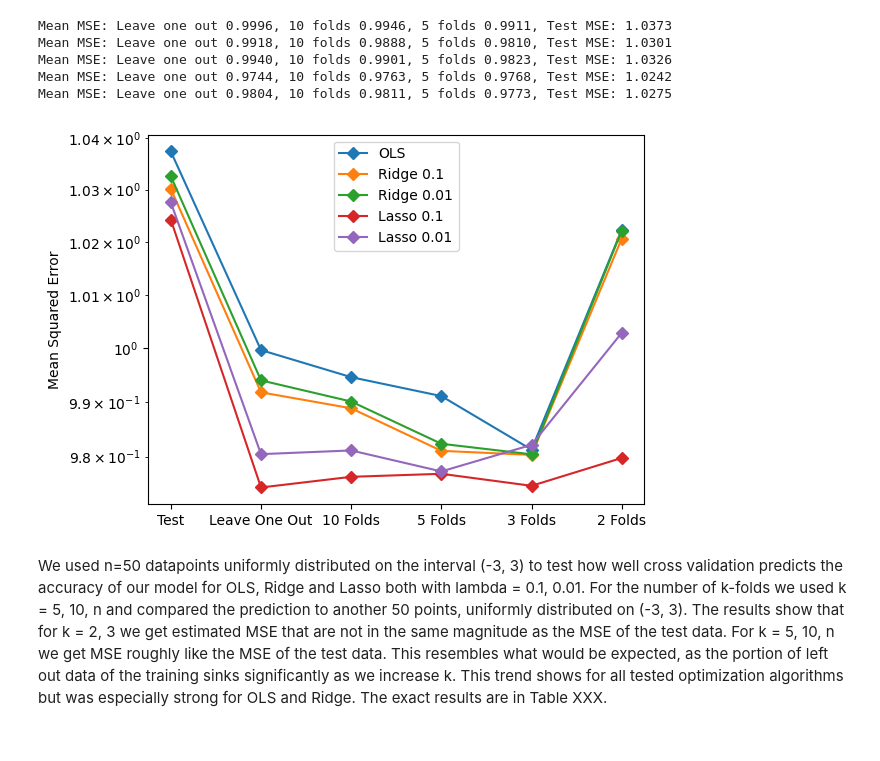
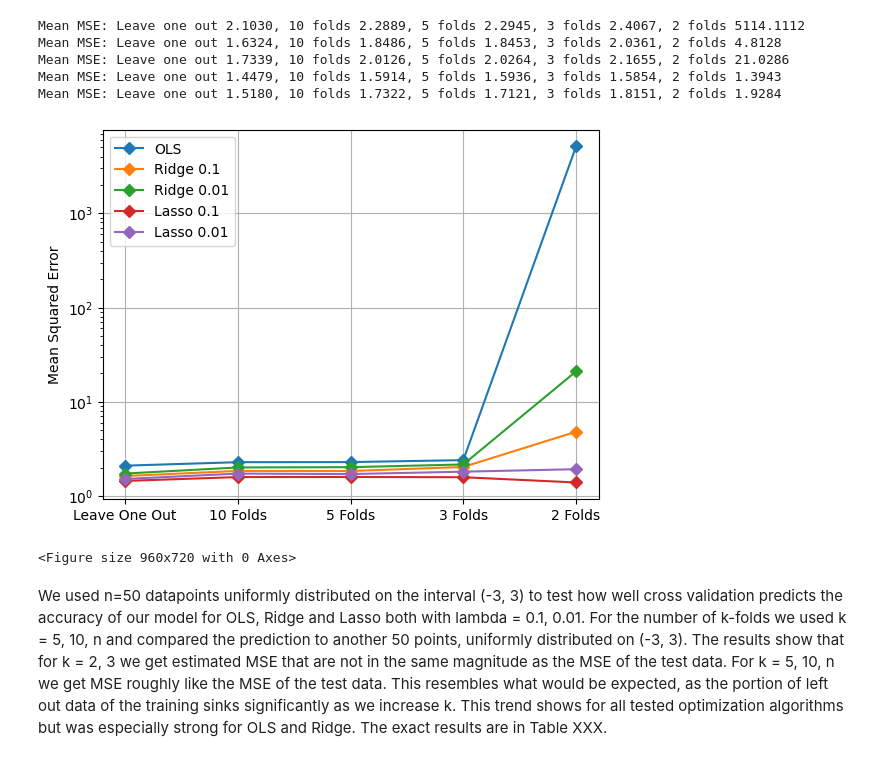
Before and after one commit to thomas-engl/Project-1---Applied-ML, a Jupyter notebook: Archive/Lars/cross-validation.ipynb, the cells around one changed output. Cells and saved outputs as stored; diff of their text form; code cells hidden in the pictures.

```diff
--- a/Archive/Lars/cross-validation.ipynb
+++ b/Archive/Lars/cross-validation.ipynb
@@ -5,21 +5,23 @@ from sklearn.preprocessing import PolynomialFeatures, StandardScaler
 from sklearn.linear_model import LinearRegression, Ridge, Lasso
 from sklearn.metrics import mean_squared_error
 from sklearn.utils import resample
+from sklearn.model_selection import train_test_split
 import matplotlib.pyplot as plt
+import warnings
+warnings.filterwarnings("ignore")
 
-seed(0)
+# 5
+seed(5)
 
 def Runge(x):
     return 1 / (1 + 25 * x**2)
 
 VARIANCE = 1
-N_POINTS = 500
+N_POINTS = 50
 
 x = uniform(-3, 3, N_POINTS)
 y = Runge(x) + normal(0, VARIANCE, N_POINTS)
 pol = PolynomialFeatures(degree=10)
-test_data = uniform(-3, 3, N_POINTS)
-y_true = Runge(test_data) + normal(0, VARIANCE, N_POINTS)
 
 
 def cross_validation(k_folds, optimization_method):
@@ -54,42 +56,45 @@ def cross_validation(k_folds, optimization_method):
 
 
 for optimization_method, name in [
         (LinearRegression(), "OLS"),
         (Ridge(alpha=0.1), "Ridge 0.1"),
         (Ridge(alpha=0.01), "Ridge 0.01"),
         (Lasso(alpha=0.1), "Lasso 0.1"),
         (Lasso(alpha=0.01), "Lasso 0.01")
     ]:
 
     mean_mse_LEAVE_ONE_OUT = cross_validation(N_POINTS, optimization_method)
     mean_mse_10_FOLDS = cross_validation(10, optimization_method)
     mean_mse_5_FOLDS = cross_validation(5, optimization_method)
     mean_mse_3_FOLDS = cross_validation(3, optimization_method)
     mean_mse_2_FOLDS = cross_validation(2, optimization_method)
 
     scalar = StandardScaler()
     X = pol.fit_transform(x.reshape(-1, 1))
     X = scalar.fit_transform(X)
     y_center = y - y.mean()
 
     reg = optimization_method.fit(X, y_center)
     y_pred = reg.predict(scalar.transform(pol.transform(x.reshape(-1, 1)))) + y.mean()
 
-    print(f"Mean MSE: Leave one out {mean_mse_LEAVE_ONE_OUT:.4f}, 10 folds {mean_mse_10_FOLDS:.4f}, 5 folds {mean_mse_5_FOLDS:.4f}, Test MSE: {mean_squared_error(y_true, y_pred):.4f}")
-    plt.plot(range(6), [mean_squared_error(y_true, y_pred), mean_mse_LEAVE_ONE_OUT, mean_mse_10_FOLDS, mean_mse_5_FOLDS, mean_mse_3_FOLDS, mean_mse_2_FOLDS], 'D-', label=name)
+    print(f"Mean MSE: Leave one out {mean_mse_LEAVE_ONE_OUT:.4f}, 10 folds {mean_mse_10_FOLDS:.4f}, 5 folds {mean_mse_5_FOLDS:.4f}, 3 folds {mean_mse_3_FOLDS:.4f}, 2 folds {mean_mse_2_FOLDS:.4f}")
+    plt.plot(range(5), [ mean_mse_LEAVE_ONE_OUT, mean_mse_10_FOLDS, mean_mse_5_FOLDS, mean_mse_3_FOLDS, mean_mse_2_FOLDS], 'D-', label=name)
 
-plt.xticks(range(6), ['Test', 'Leave One Out', '10 Folds', '5 Folds', '3 Folds', '2 Folds'])
+plt.xticks(range(5), ['Leave One Out', '10 Folds', '5 Folds', '3 Folds', '2 Folds'])
 plt.ylabel('Mean Squared Error')
 plt.legend()
 plt.yscale('log')
+plt.grid()
+plt.figure(dpi=150)
 plt.show()
 # %% [output]
-Mean MSE: Leave one out 0.9996, 10 folds 0.9946, 5 folds 0.9911, Test MSE: 1.0373
-Mean MSE: Leave one out 0.9918, 10 folds 0.9888, 5 folds 0.9810, Test MSE: 1.0301
-Mean MSE: Leave one out 0.9940, 10 folds 0.9901, 5 folds 0.9823, Test MSE: 1.0326
-Mean MSE: Leave one out 0.9744, 10 folds 0.9763, 5 folds 0.9768, Test MSE: 1.0242
-Mean MSE: Leave one out 0.9804, 10 folds 0.9811, 5 folds 0.9773, Test MSE: 1.0275
+Mean MSE: Leave one out 2.1030, 10 folds 2.2889, 5 folds 2.2945, 3 folds 2.4067, 2 folds 5114.1112
+Mean MSE: Leave one out 1.6324, 10 folds 1.8486, 5 folds 1.8453, 3 folds 2.0361, 2 folds 4.8128
+Mean MSE: Leave one out 1.7339, 10 folds 2.0126, 5 folds 2.0264, 3 folds 2.1655, 2 folds 21.0286
+Mean MSE: Leave one out 1.4479, 10 folds 1.5914, 5 folds 1.5936, 3 folds 1.5854, 2 folds 1.3943
+Mean MSE: Leave one out 1.5180, 10 folds 1.7322, 5 folds 1.7121, 3 folds 1.8151, 2 folds 1.9284
-[figure, old version]
+[figure, new version]
+<Figure size 960x720 with 0 Axes>
 # %% [markdown]
 We used n=50 datapoints uniformly distributed on the interval (-3, 3) to test how well cross validation predicts the accuracy of our model for OLS, Ridge and Lasso both with lambda = 0.1, 0.01. For the number of k-folds we used k = 5, 10, n and compared the prediction to another 50 points, uniformly distributed on (-3, 3). The results show that for k = 2, 3 we get estimated MSE that are not in the same magnitude as the MSE of the test data. For k = 5, 10, n we get MSE roughly like the MSE of the test data. This resembles what would be expected, as the portion of left out data of the training sinks significantly as we increase k. This trend shows for all tested optimization algorithms but was especially strong for OLS and Ridge. The exact results are in Table XXX.
 # %% [markdown]
```
Also changed, not shown: parts of 1 cell of this notebook, 7 other files.
